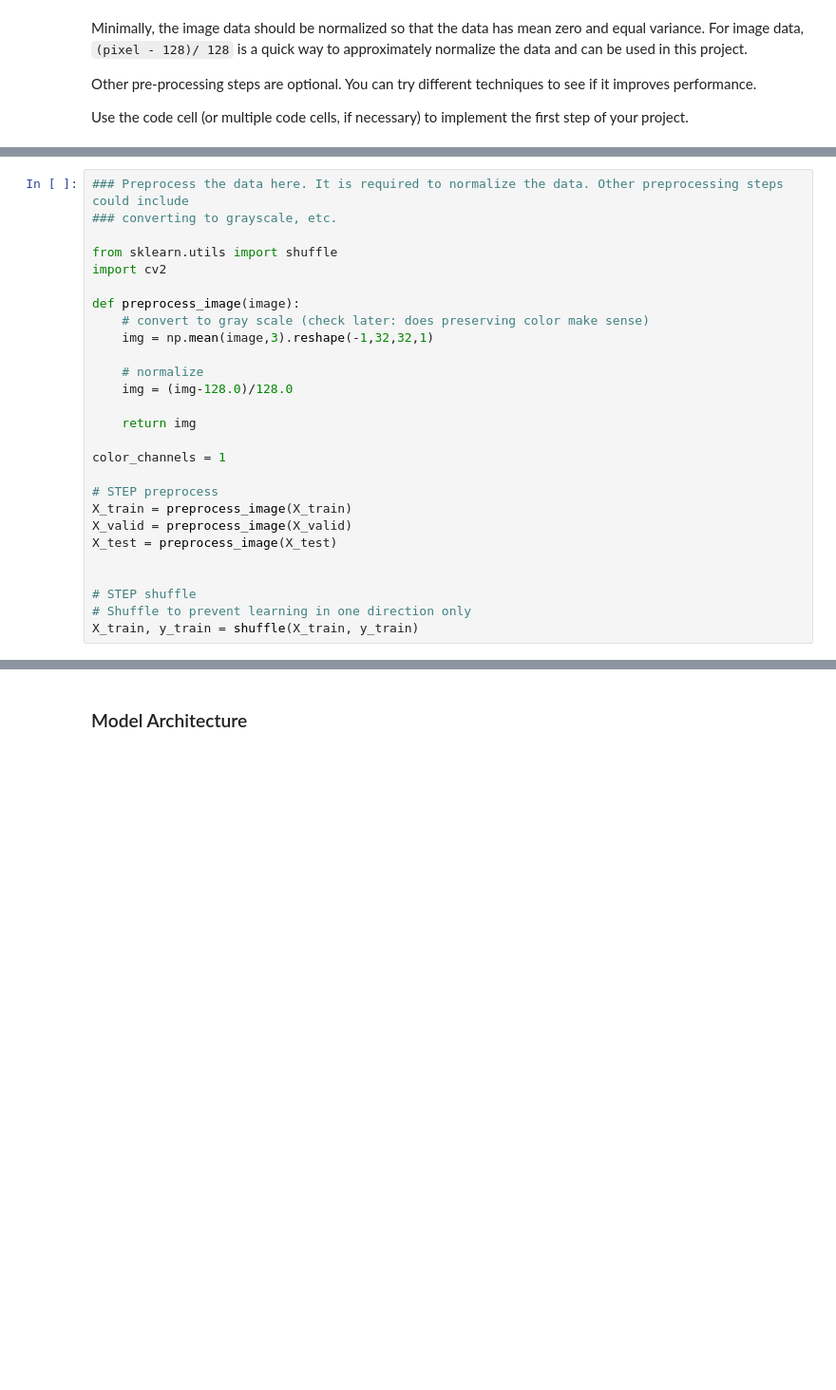
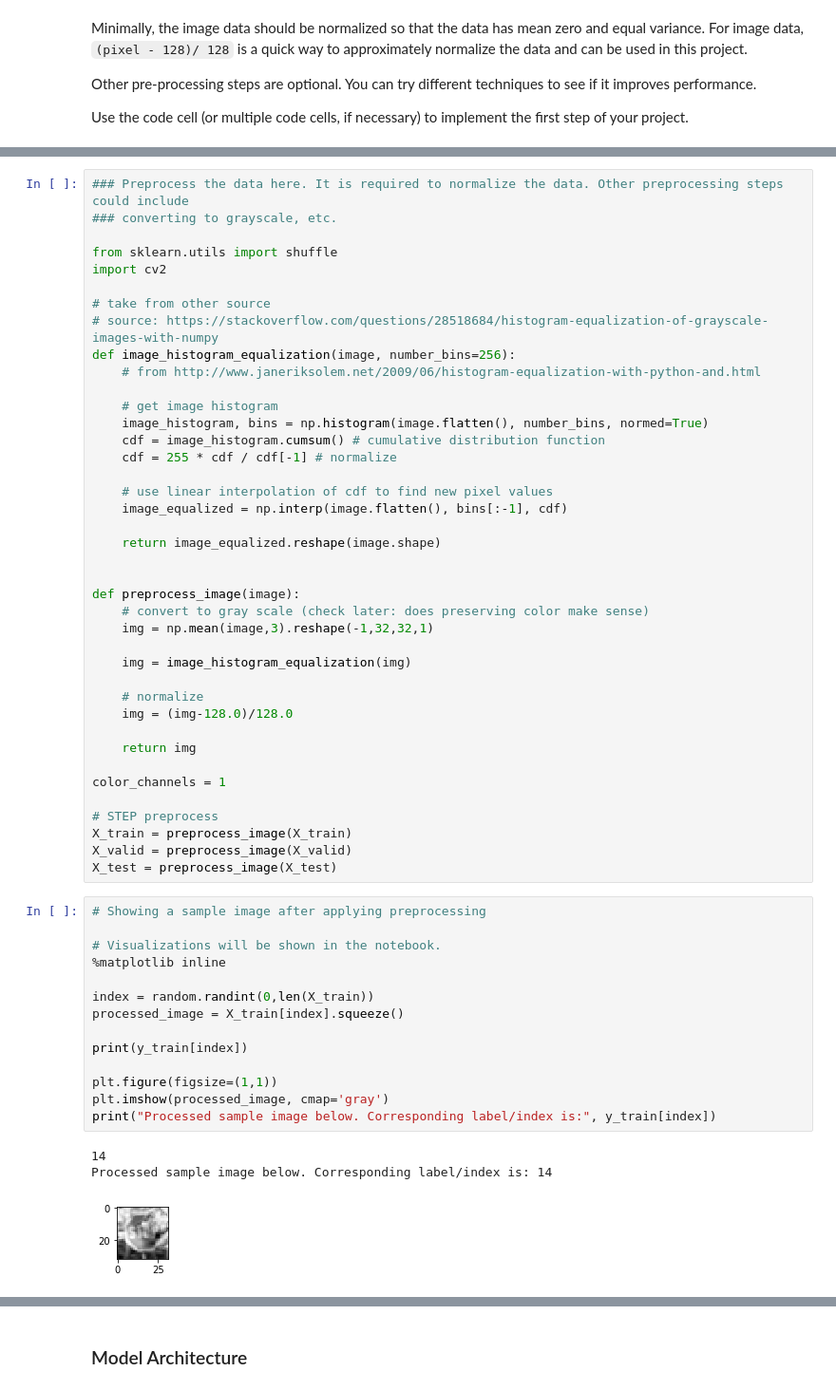
Before and after one commit to mariusbjansen/CarND-Traffic-Sign-Classifier-Project, a Jupyter notebook: Traffic_Sign_Classifier.ipynb, the cells around one changed output, grey strips where cells are left out. Shown: that part at 95% size. Saved outputs shown, nothing was run; the diff lists cells and outputs as text; blank space fills up the shorter version.

```diff
--- a/Traffic_Sign_Classifier.ipynb
+++ b/Traffic_Sign_Classifier.ipynb
@@ -271,9 +301,27 @@ Finish
 from sklearn.utils import shuffle
 import cv2
 
+# take from other source
+# source: https://stackoverflow.com/questions/28518684/histogram-equalization-of-grayscale-images-with-numpy
+def image_histogram_equalization(image, number_bins=256):
+    # from http://www.janeriksolem.net/2009/06/histogram-equalization-with-python-and.html
+
+    # get image histogram
+    image_histogram, bins = np.histogram(image.flatten(), number_bins, normed=True)
+    cdf = image_histogram.cumsum() # cumulative distribution function
+    cdf = 255 * cdf / cdf[-1] # normalize
+
+    # use linear interpolation of cdf to find new pixel values
+    image_equalized = np.interp(image.flatten(), bins[:-1], cdf)
+
+    return image_equalized.reshape(image.shape)
+
+
 def preprocess_image(image):
     # convert to gray scale (check later: does preserving color make sense)
     img = np.mean(image,3).reshape(-1,32,32,1)
+
+    img = image_histogram_equalization(img)
 
     # normalize
     img = (img-128.0)/128.0
@@ -286,8 +334,21 @@ color_channels = 1
 X_train = preprocess_image(X_train)
 X_valid = preprocess_image(X_valid)
 X_test = preprocess_image(X_test)
-
-
-# STEP shuffle
-# Shuffle to prevent learning in one direction only
-X_train, y_train = shuffle(X_train, y_train)
+# %%
+# Showing a sample image after applying preprocessing
+
+# Visualizations will be shown in the notebook.
+%matplotlib inline
+
+index = random.randint(0,len(X_train))
+processed_image = X_train[index].squeeze()
+
+print(y_train[index])
+
+plt.figure(figsize=(1,1))
+plt.imshow(processed_image, cmap='gray')
+print("Processed sample image below. Corresponding label/index is:", y_train[index])
+# %% [output]
+14
+Processed sample image below. Corresponding label/index is: 14
+[figure, added]
```
Also changed, not shown: parts of 16 cells of this notebook, 5 other files.
